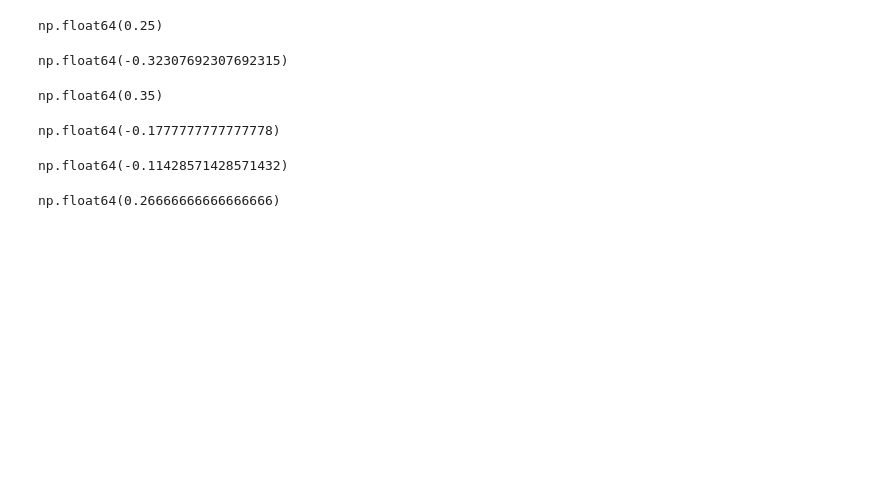
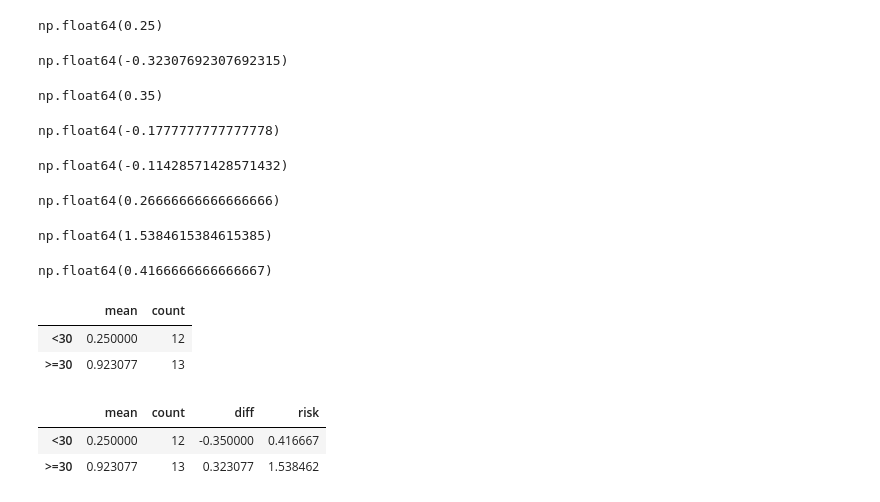
Before and after one commit to najimmy/sophist-space, a Jupyter notebook: 3_CWD.ipynb, the cells around one changed output. Saved outputs shown, nothing was run; the diff lists cells and outputs as text; code cells hidden in the pictures; blank space fills up the shorter version.

```diff
--- a/3_CWD.ipynb
+++ b/3_CWD.ipynb
@@ -468,0 +518,8 @@ np.float64(0.26666666666666666)
+# %%
+rarity_high_atk/global_rarity
+# %% [output]
+np.float64(1.5384615384615385)
+# %%
+rarity_low_atk/global_rarity
+# %% [output]
+np.float64(0.4166666666666667)
@@ -468,0 +528,20 @@ np.float64(0.26666666666666666)
+# %%
+#calculating rarity by atk
+
+high_atk = np.where(df_full_train['atk'] >= 30, '>=30', '<30')
+
+df_group = df_full_train.groupby(high_atk).rarity.agg(['mean','count'])
+
+df_group
+# %% [output]
+|  | mean | count |
+| <30 | 0.250000 | 12 |
+| >=30 | 0.923077 | 13 |
+# %%
+df_group['diff'] = df_group['mean']- global_rarity
+df_group['risk'] = df_group['mean']/global_rarity
+df_group
+# %% [output]
+|  | mean | count | diff | risk |
+| <30 | 0.250000 | 12 | -0.350000 | 0.416667 |
+| >=30 | 0.923077 | 13 | 0.323077 | 1.538462 |
```
Also changed, not shown: parts of 30 cells of this notebook.
